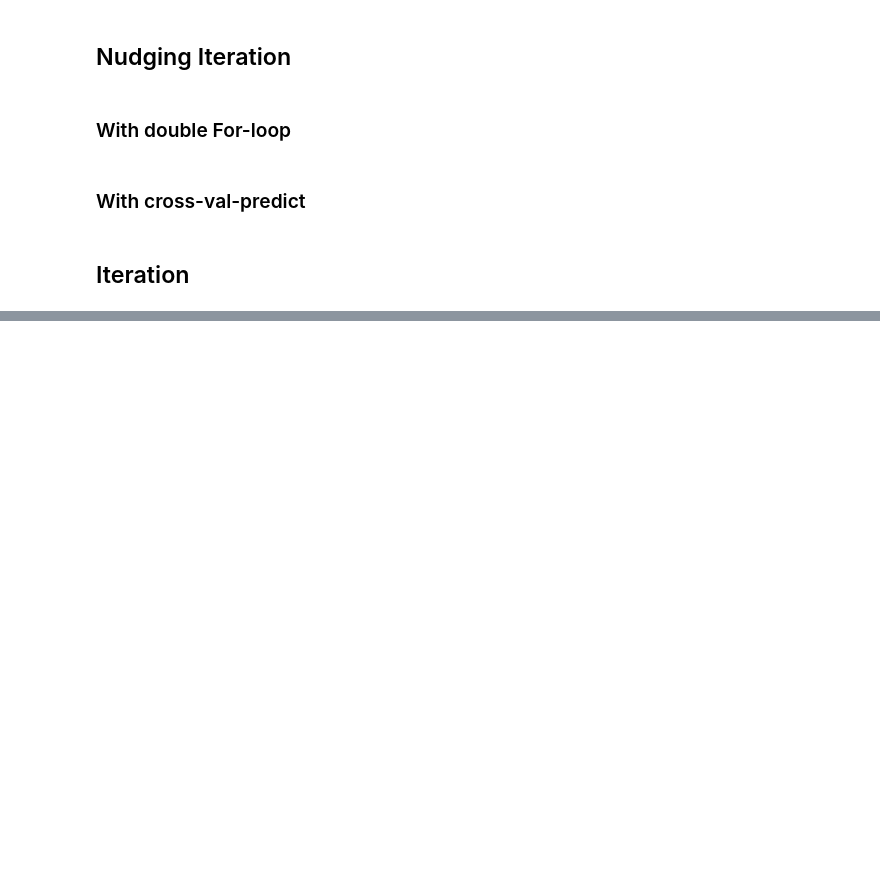
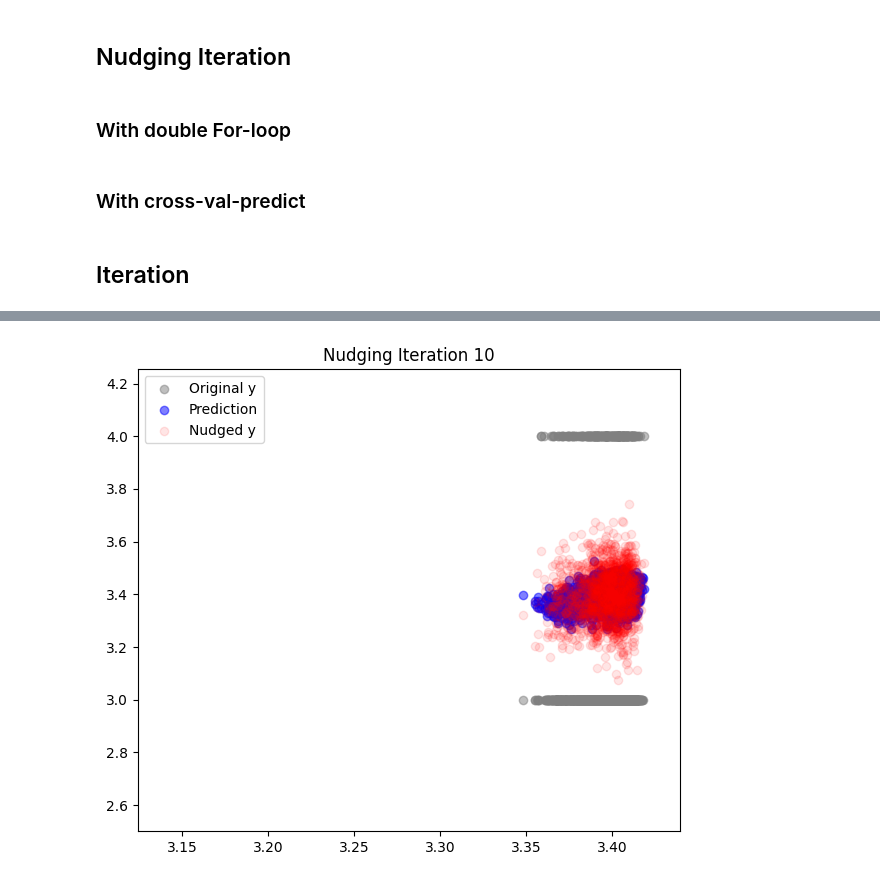
Before and after one commit to Sarah-Pan/Prediction-Model-Nudging, a Jupyter notebook: IBM_HR_Analytic.ipynb, the cells around one changed output, grey strips where cells are left out. Cells and saved outputs as stored; diff of their text form; code cells hidden in the pictures; blank space fills up the shorter version.

```diff
--- a/IBM_HR_Analytic.ipynb
+++ b/IBM_HR_Analytic.ipynb
@@ -370,0 +472,46 @@ results, nudged_y, final_model = nudging_iteration(X, y, X_states, n_rounds=10,
+# %%
+import matplotlib.pyplot as plt
+import matplotlib.animation as animation
+import numpy as np
+
+def animate_nudging(y, nudged_history, pred_history, f_values_his, save_path=None):
+    fig, ax = plt.subplots(figsize=(7, 6))
+
+    # calculate global ranges across all frames
+    all_fvals = np.concatenate([np.asarray(f).ravel() for f in f_values_his])
+    all_y_values = np.concatenate([np.asarray(y).ravel(),
+                                   np.concatenate([np.asarray(p).ravel() for p in pred_history]),
+                                   np.concatenate([np.asarray(n).ravel() for n in nudged_history])])
+
+    ax.set_xlim(min(all_fvals) - 0.01, max(all_fvals) + 0.01)
+    ax.set_ylim(min(all_y_values) - 0.01, max(all_y_values) + 0.01)
+
+    scat_true = ax.scatter(f_values_his[0], y, color="grey", alpha=0.5, label="Original y")
+    scat_pred = ax.scatter(f_values_his[0], pred_history[0], color="blue", alpha=0.5, label="Prediction")
+    scat_nudge = ax.scatter(f_values_his[0], nudged_history[0], color="red", alpha=0.1, label="Nudged y")
+    ax.legend()
+
+    def update(frame):
+        ax.set_title(f"Nudging Iteration {frame+1}")
+        fvals = np.asarray(f_values_his[frame]).ravel()
+        preds = np.asarray(pred_history[frame]).ravel()
+        nudged = np.asarray(nudged_history[frame]).ravel()
+        y_true = np.asarray(y).ravel()
+
+        offsets_true = np.c_[fvals, y_true]
+        offsets_pred = np.c_[fvals, preds]
+        offsets_nudge = np.c_[fvals, nudged]
+
+        scat_true.set_offsets(offsets_true)
+        scat_pred.set_offsets(offsets_pred)
+        scat_nudge.set_offsets(offsets_nudge)
+        return scat_true, scat_pred, scat_nudge
+    ani = animation.FuncAnimation(fig, update, len(nudged_history), interval=1000, blit=True)
+    if save_path:
+        ani.save(save_path, writer="pillow" if save_path.endswith(".gif") else "ffmpeg")
+    else:
+        plt.show()
+# %%
+animate_nudging(y, nudged_history, pred_history, f_values_his, save_path="nudging.gif")
+# %% [output]
+[figure, added]
```
Also changed, not shown: parts of 10 cells of this notebook.
